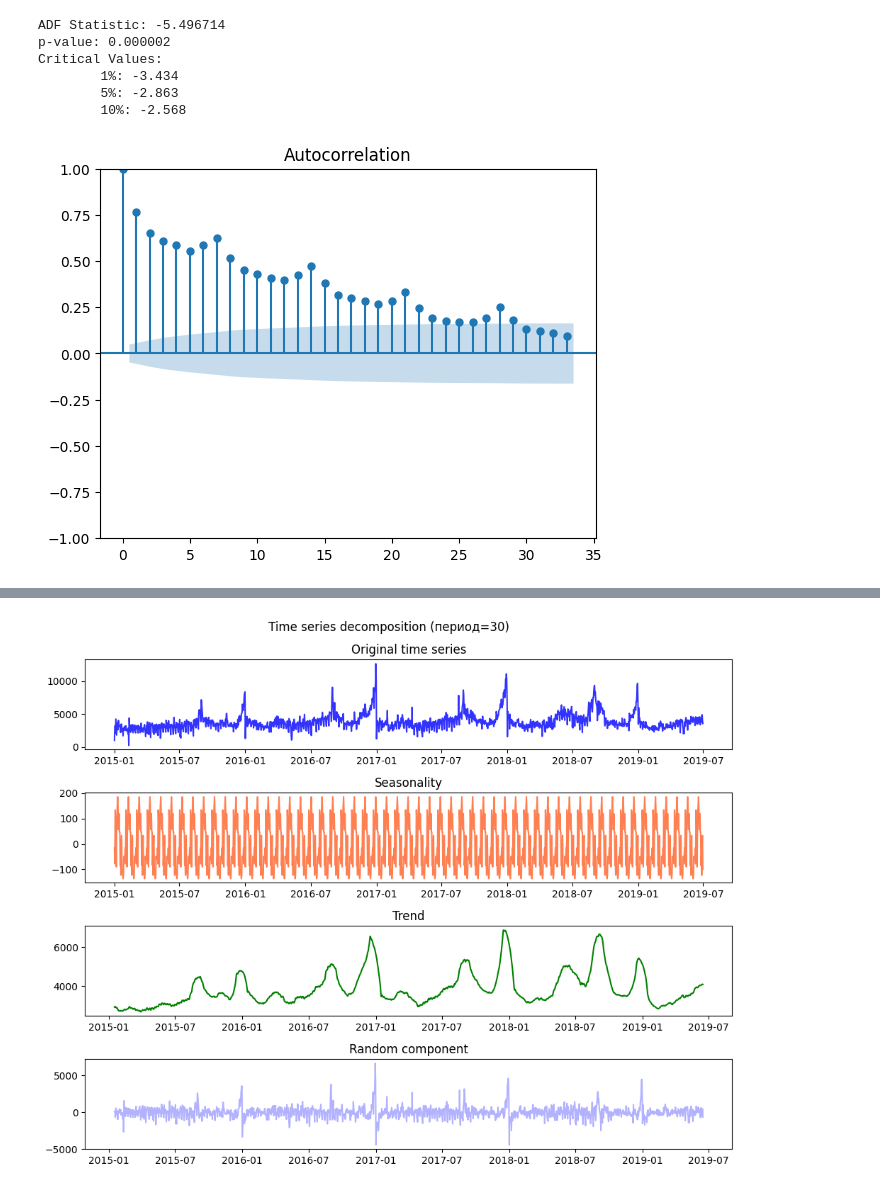
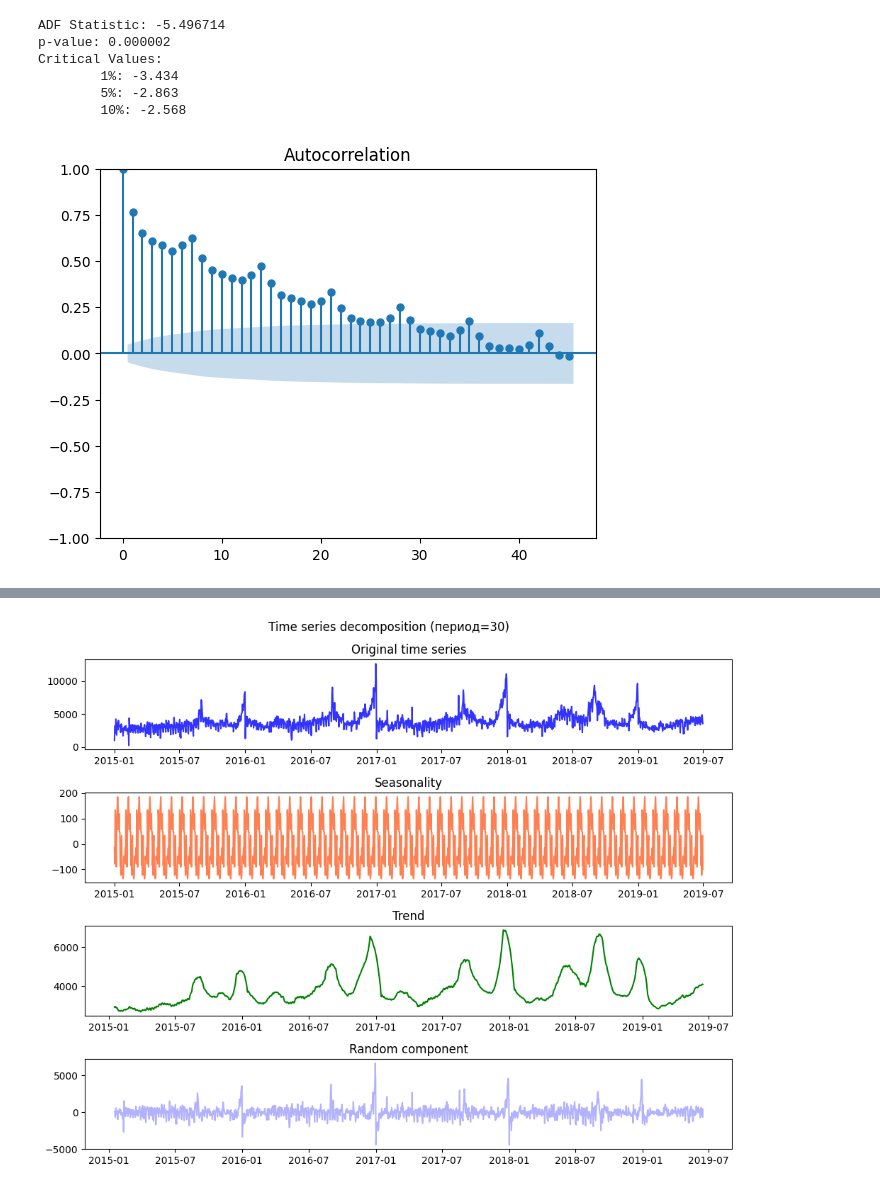
Before and after one commit to kek7777/Business_analysis, a Jupyter notebook: task_1.ipynb, the cells around one changed output, grey strips where cells are left out. Cells and saved outputs as stored; diff of their text form; code cells hidden in the pictures.

```diff
--- a/task_1.ipynb
+++ b/task_1.ipynb
@@ -105,7 +105,7 @@ Critical Values:
         10%: -2.568
 # %%
 # check autocorrelation of data
-plot_acf(data)
+plot_acf(data, lags=45)
 plt.show()
 # %% [output]
-[figure, old version]
+[figure, new version]
```
Also changed, not shown: parts of 55 cells of this notebook, 2 other files.
